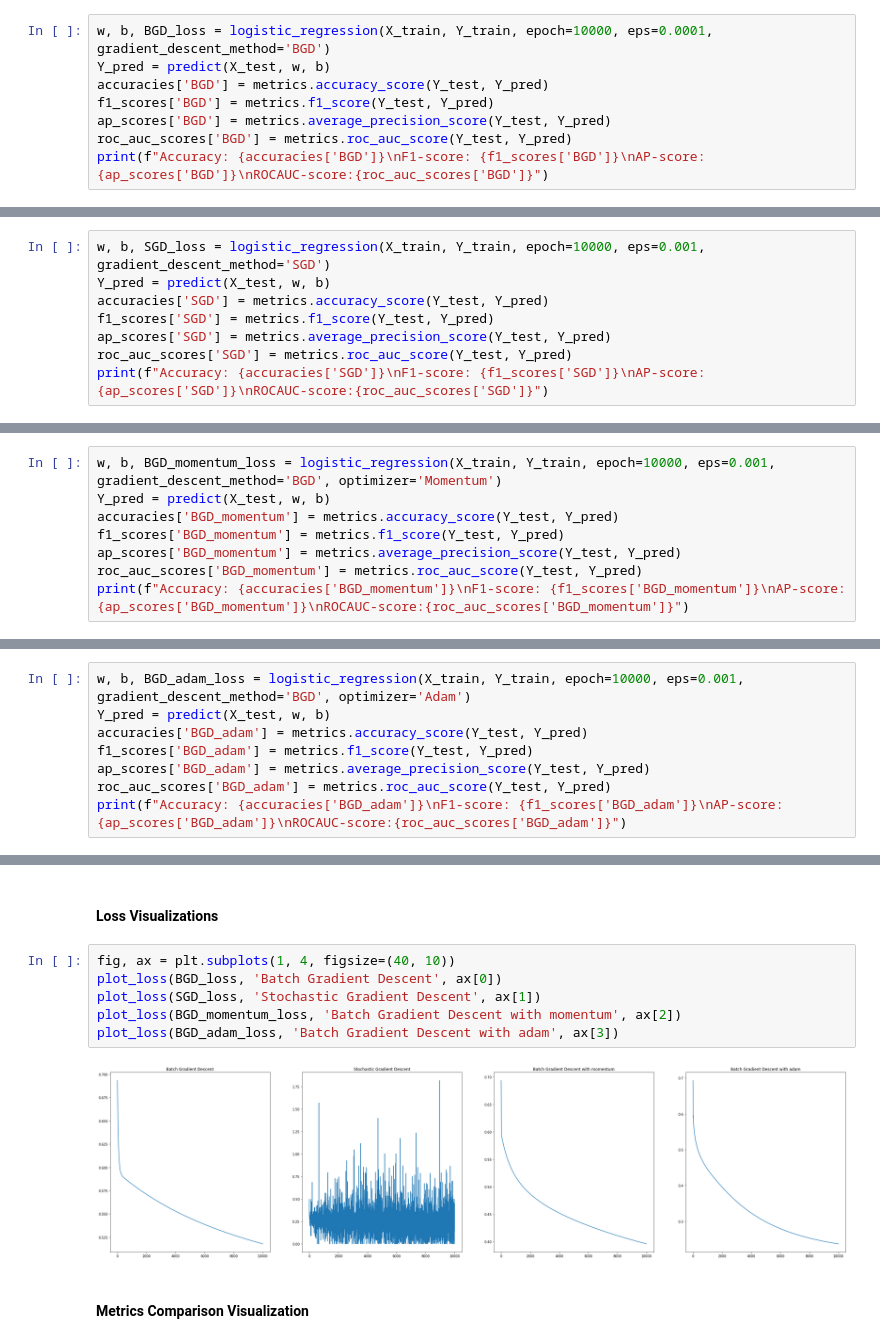
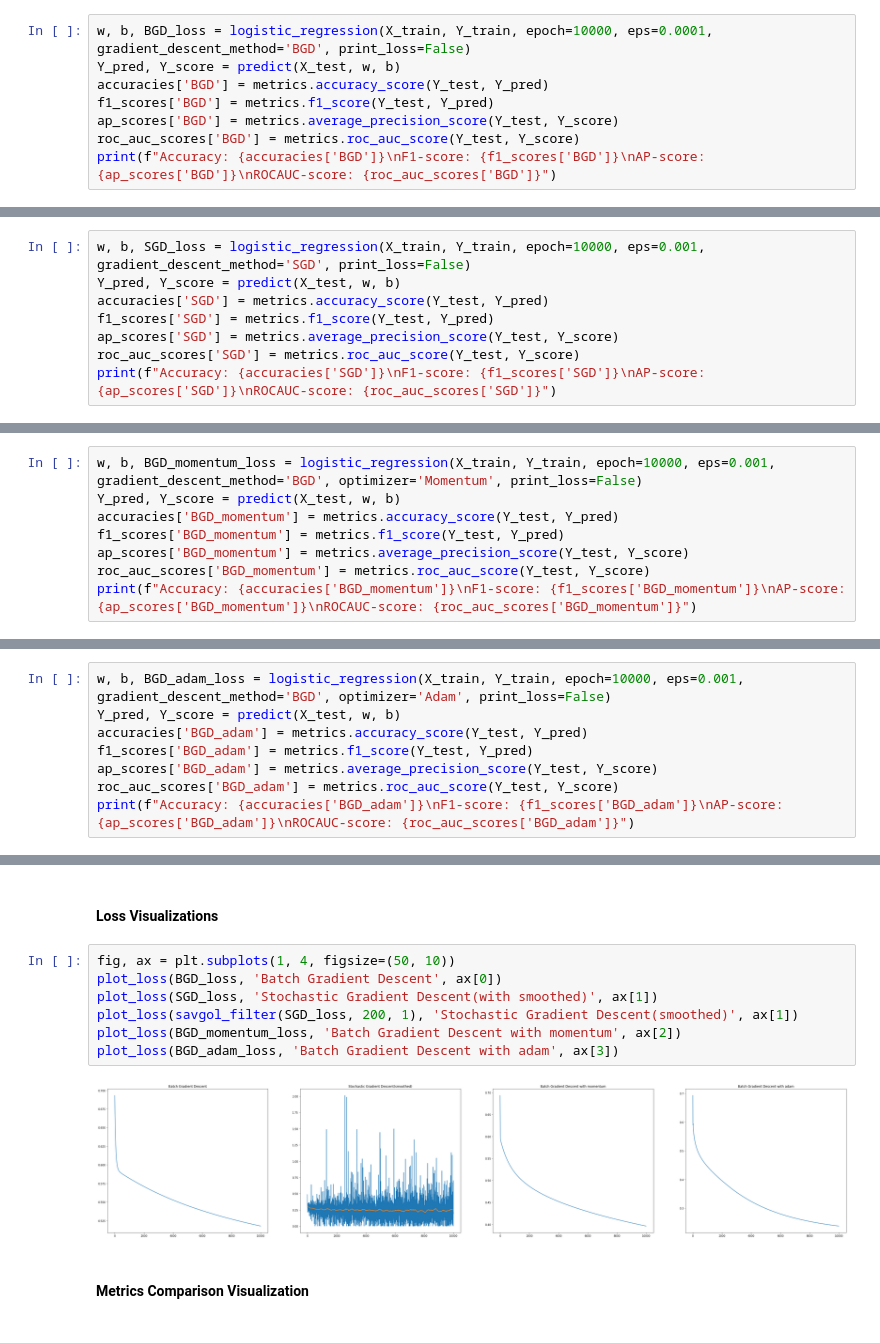
Before and after one commit to DimensionPrism/CSCI-4962-Projects-in-ML-and-AI, a Jupyter notebook: HW1/Homework1.ipynb, the cells around one changed output, grey strips where cells are left out. Drawn from its saved outputs; the diff is of its cells as text.

Commit message:
add smooth for sgd loss vis

```diff
--- a/HW1/Homework1.ipynb
+++ b/HW1/Homework1.ipynb
@@ -442,11 +467,11 @@ roc_auc_scores = {}
 <a id='section621'></a>
 #### Batch Gradient Descent
 # %%
-w, b, BGD_loss = logistic_regression(X_train, Y_train, epoch=10000, eps=0.0001, gradient_descent_method='BGD')
-Y_pred = predict(X_test, w, b)
+w, b, BGD_loss = logistic_regression(X_train, Y_train, epoch=10000, eps=0.0001, gradient_descent_method='BGD', print_loss=False)
+Y_pred, Y_score = predict(X_test, w, b)
 accuracies['BGD'] = metrics.accuracy_score(Y_test, Y_pred)
 f1_scores['BGD'] = metrics.f1_score(Y_test, Y_pred)
-ap_scores['BGD'] = metrics.average_precision_score(Y_test, Y_pred)
-roc_auc_scores['BGD'] = metrics.roc_auc_score(Y_test, Y_pred)
-print(f"Accuracy: {accuracies['BGD']}\nF1-score: {f1_scores['BGD']}\nAP-score:{ap_scores['BGD']}\nROCAUC-score:{roc_auc_scores['BGD']}")
+ap_scores['BGD'] = metrics.average_precision_score(Y_test, Y_score)
+roc_auc_scores['BGD'] = metrics.roc_auc_score(Y_test, Y_score)
+print(f"Accuracy: {accuracies['BGD']}\nF1-score: {f1_scores['BGD']}\nAP-score: {ap_scores['BGD']}\nROCAUC-score: {roc_auc_scores['BGD']}")
 # %% [output]
@@ -471,11 +483,11 @@ ROCAUC-score:0.5580515537688263
 <a id='section622'></a>
 ### Stochastic Gradient Descent
 # %%
-w, b, SGD_loss = logistic_regression(X_train, Y_train, epoch=10000, eps=0.001, gradient_descent_method='SGD')
-Y_pred = predict(X_test, w, b)
+w, b, SGD_loss = logistic_regression(X_train, Y_train, epoch=10000, eps=0.001, gradient_descent_method='SGD', print_loss=False)
+Y_pred, Y_score = predict(X_test, w, b)
 accuracies['SGD'] = metrics.accuracy_score(Y_test, Y_pred)
 f1_scores['SGD'] = metrics.f1_score(Y_test, Y_pred)
-ap_scores['SGD'] = metrics.average_precision_score(Y_test, Y_pred)
-roc_auc_scores['SGD'] = metrics.roc_auc_score(Y_test, Y_pred)
-print(f"Accuracy: {accuracies['SGD']}\nF1-score: {f1_scores['SGD']}\nAP-score:{ap_scores['SGD']}\nROCAUC-score:{roc_auc_scores['SGD']}")
+ap_scores['SGD'] = metrics.average_precision_score(Y_test, Y_score)
+roc_auc_scores['SGD'] = metrics.roc_auc_score(Y_test, Y_score)
+print(f"Accuracy: {accuracies['SGD']}\nF1-score: {f1_scores['SGD']}\nAP-score: {ap_scores['SGD']}\nROCAUC-score: {roc_auc_scores['SGD']}")
 # %% [output]
@@ -500,11 +499,11 @@ ROCAUC-score:0.8381019112924931
 <a id='section623'></a>
 #### Batch Gradient Descent with momentum
 # %%
-w, b, BGD_momentum_loss = logistic_regression(X_train, Y_train, epoch=10000, eps=0.001, gradient_descent_method='BGD', optimizer='Momentum')
-Y_pred = predict(X_test, w, b)
+w, b, BGD_momentum_loss = logistic_regression(X_train, Y_train, epoch=10000, eps=0.001, gradient_descent_method='BGD', optimizer='Momentum', print_loss=False)
+Y_pred, Y_score = predict(X_test, w, b)
 accuracies['BGD_momentum'] = metrics.accuracy_score(Y_test, Y_pred)
 f1_scores['BGD_momentum'] = metrics.f1_score(Y_test, Y_pred)
-ap_scores['BGD_momentum'] = metrics.average_precision_score(Y_test, Y_pred)
-roc_auc_scores['BGD_momentum'] = metrics.roc_auc_score(Y_test, Y_pred)
-print(f"Accuracy: {accuracies['BGD_momentum']}\nF1-score: {f1_scores['BGD_momentum']}\nAP-score:{ap_scores['BGD_momentum']}\nROCAUC-score:{roc_auc_scores['BGD_momentum']}")
+ap_scores['BGD_momentum'] = metrics.average_precision_score(Y_test, Y_score)
+roc_auc_scores['BGD_momentum'] = metrics.roc_auc_score(Y_test, Y_score)
+print(f"Accuracy: {accuracies['BGD_momentum']}\nF1-score: {f1_scores['BGD_momentum']}\nAP-score: {ap_scores['BGD_momentum']}\nROCAUC-score: {roc_auc_scores['BGD_momentum']}")
 # %% [output]
@@ -529,11 +515,11 @@ ROCAUC-score:0.792185406031714
 <a id='section624'></a>
 #### Batch Gradient Descent with Adam
 # %%
-w, b, BGD_adam_loss = logistic_regression(X_train, Y_train, epoch=10000, eps=0.001, gradient_descent_method='BGD', optimizer='Adam')
-Y_pred = predict(X_test, w, b)
+w, b, BGD_adam_loss = logistic_regression(X_train, Y_train, epoch=10000, eps=0.001, gradient_descent_method='BGD', optimizer='Adam', print_loss=False)
+Y_pred, Y_score = predict(X_test, w, b)
 accuracies['BGD_adam'] = metrics.accuracy_score(Y_test, Y_pred)
 f1_scores['BGD_adam'] = metrics.f1_score(Y_test, Y_pred)
-ap_scores['BGD_adam'] = metrics.average_precision_score(Y_test, Y_pred)
-roc_auc_scores['BGD_adam'] = metrics.roc_auc_score(Y_test, Y_pred)
-print(f"Accuracy: {accuracies['BGD_adam']}\nF1-score: {f1_scores['BGD_adam']}\nAP-score:{ap_scores['BGD_adam']}\nROCAUC-score:{roc_auc_scores['BGD_adam']}")
+ap_scores['BGD_adam'] = metrics.average_precision_score(Y_test, Y_score)
+roc_auc_scores['BGD_adam'] = metrics.roc_auc_score(Y_test, Y_score)
+print(f"Accuracy: {accuracies['BGD_adam']}\nF1-score: {f1_scores['BGD_adam']}\nAP-score: {ap_scores['BGD_adam']}\nROCAUC-score: {roc_auc_scores['BGD_adam']}")
 # %% [output]
@@ -585,13 +558,14 @@ ROCAUC-score:0.8329961390616907
 <a id='section711'></a>
 #### Loss Visualizations
 # %%
-fig, ax = plt.subplots(1, 4, figsize=(40, 10))
+fig, ax = plt.subplots(1, 4, figsize=(50, 10))
 plot_loss(BGD_loss, 'Batch Gradient Descent', ax[0])
-plot_loss(SGD_loss, 'Stochastic Gradient Descent', ax[1])
+plot_loss(SGD_loss, 'Stochastic Gradient Descent(with smoothed)', ax[1])
+plot_loss(savgol_filter(SGD_loss, 200, 1), 'Stochastic Gradient Descent(smoothed)', ax[1])
 plot_loss(BGD_momentum_loss, 'Batch Gradient Descent with momentum', ax[2])
 plot_loss(BGD_adam_loss, 'Batch Gradient Descent with adam', ax[3])
 # %% [output]
-[figure, old version]
+[figure, new version]
 # %% [markdown]
 <a id='section712'></a>
 #### Metrics Comparison Visualization
```
Also changed, not shown: parts of 12 cells of this notebook.
